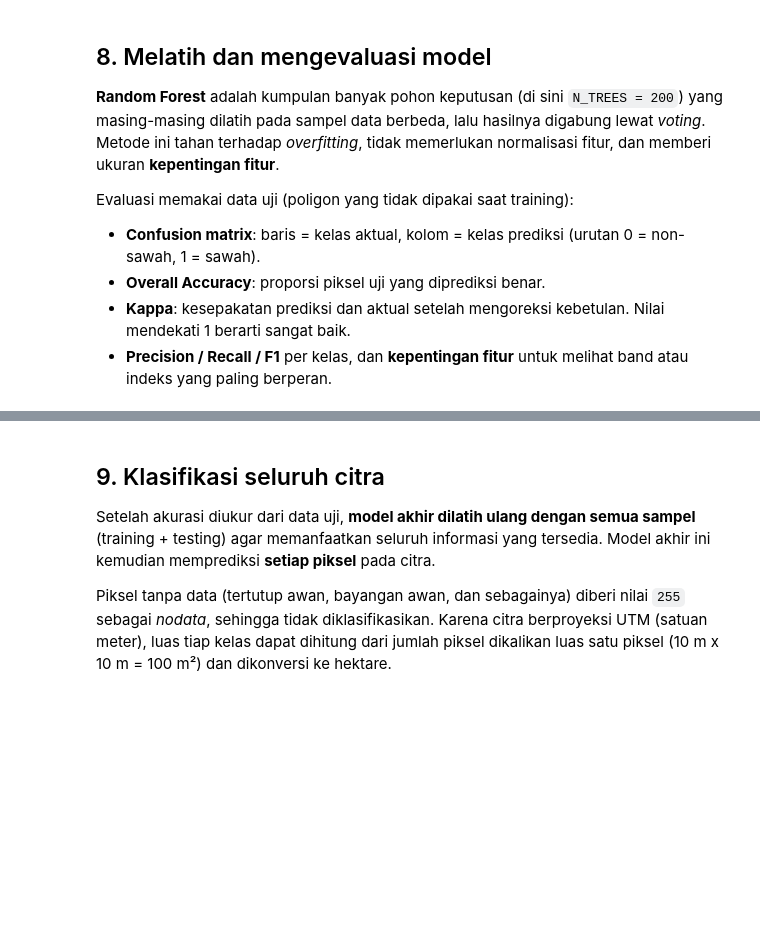
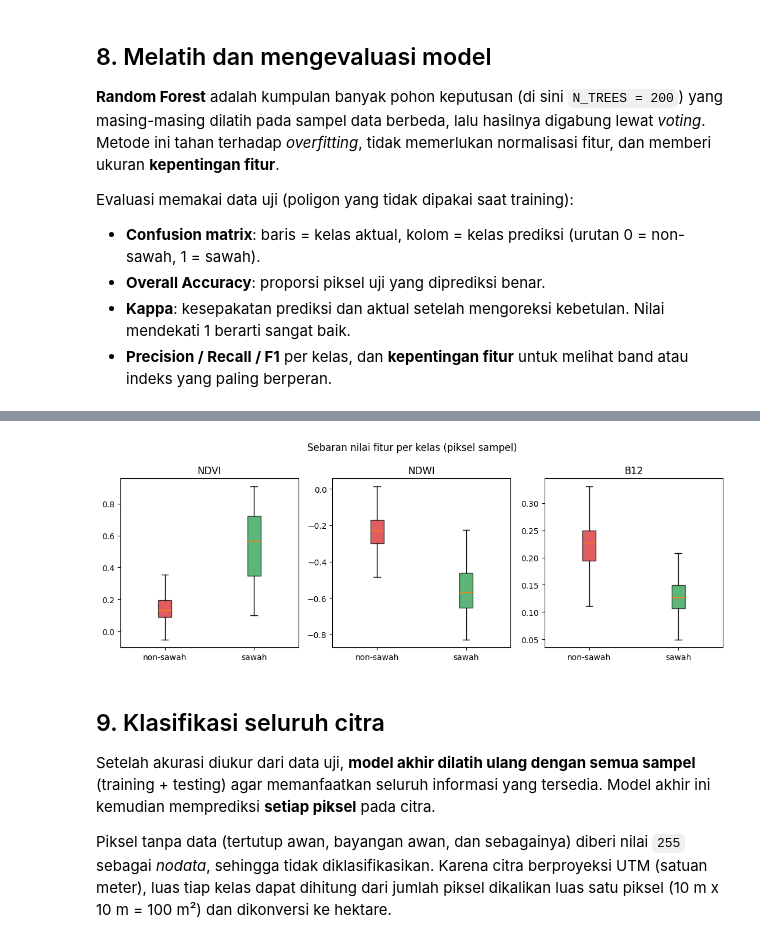
Before and after one commit to Okansyailendra/PSD, a Jupyter notebook: materi/klasifikasi_sawah/klasifikasi_sawah_sentinel2a.ipynb, the cells around one changed output, grey strips where cells are left out. Saved outputs shown, nothing was run; the diff lists cells and outputs as text; code cells hidden in the pictures; blank space fills up the shorter version.

```diff
--- a/materi/klasifikasi_sawah/klasifikasi_sawah_sentinel2a.ipynb
+++ b/materi/klasifikasi_sawah/klasifikasi_sawah_sentinel2a.ipynb
@@ -532,3 +761,24 @@ for n, v in sorted(zip(FEATURE_NAMES, rf.feature_importances_), key=lambda x: -x
+# %%
+fitur_plot = ["NDVI", "NDWI", "B12"]
+X_all = feats[:, labeled].T
+y_all = lab_map[poly_raster[labeled]]
+
+fig, axes = plt.subplots(1, len(fitur_plot), figsize=(11, 4))
+for ax, nama in zip(axes, fitur_plot):
+    j = FEATURE_NAMES.index(nama)
+    data = [X_all[y_all == 0, j], X_all[y_all == 1, j]]
+    bp = ax.boxplot(data, patch_artist=True, showfliers=False)
+    for kotak, warna in zip(bp["boxes"], ["#d7191c", "#1a9641"]):
+        kotak.set_facecolor(warna)
+        kotak.set_alpha(0.7)
+    ax.set_xticks([1, 2])
+    ax.set_xticklabels(["non-sawah", "sawah"])
+    ax.set_title(nama)
+fig.suptitle("Sebaran nilai fitur per kelas (piksel sampel)")
+plt.tight_layout()
+plt.show()
+# %% [output]
+[figure, added]
 # %% [markdown]
 ## 9. Klasifikasi seluruh citra
 
```
Also changed, not shown: parts of 25 cells of this notebook, 15 other files.
